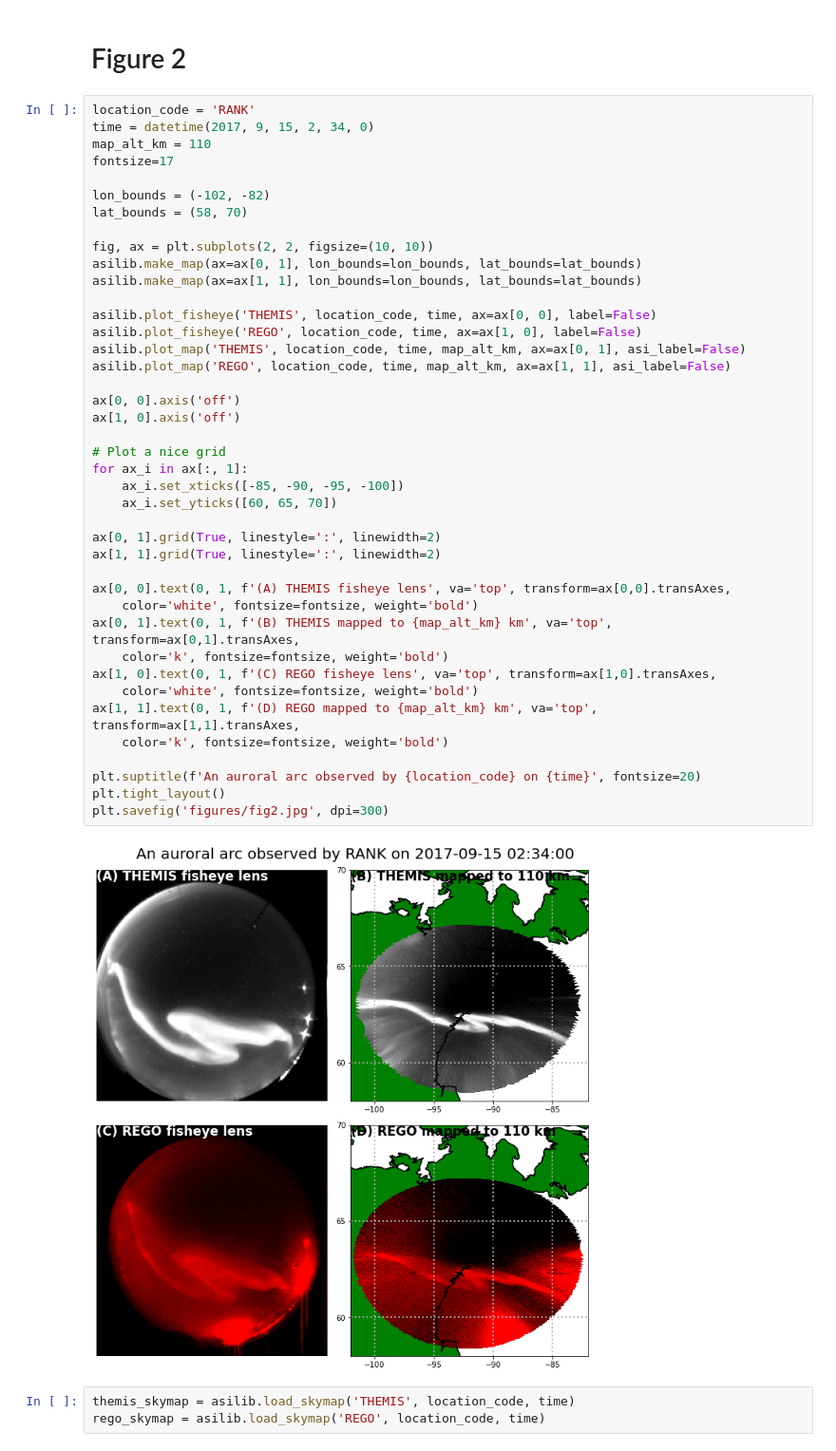
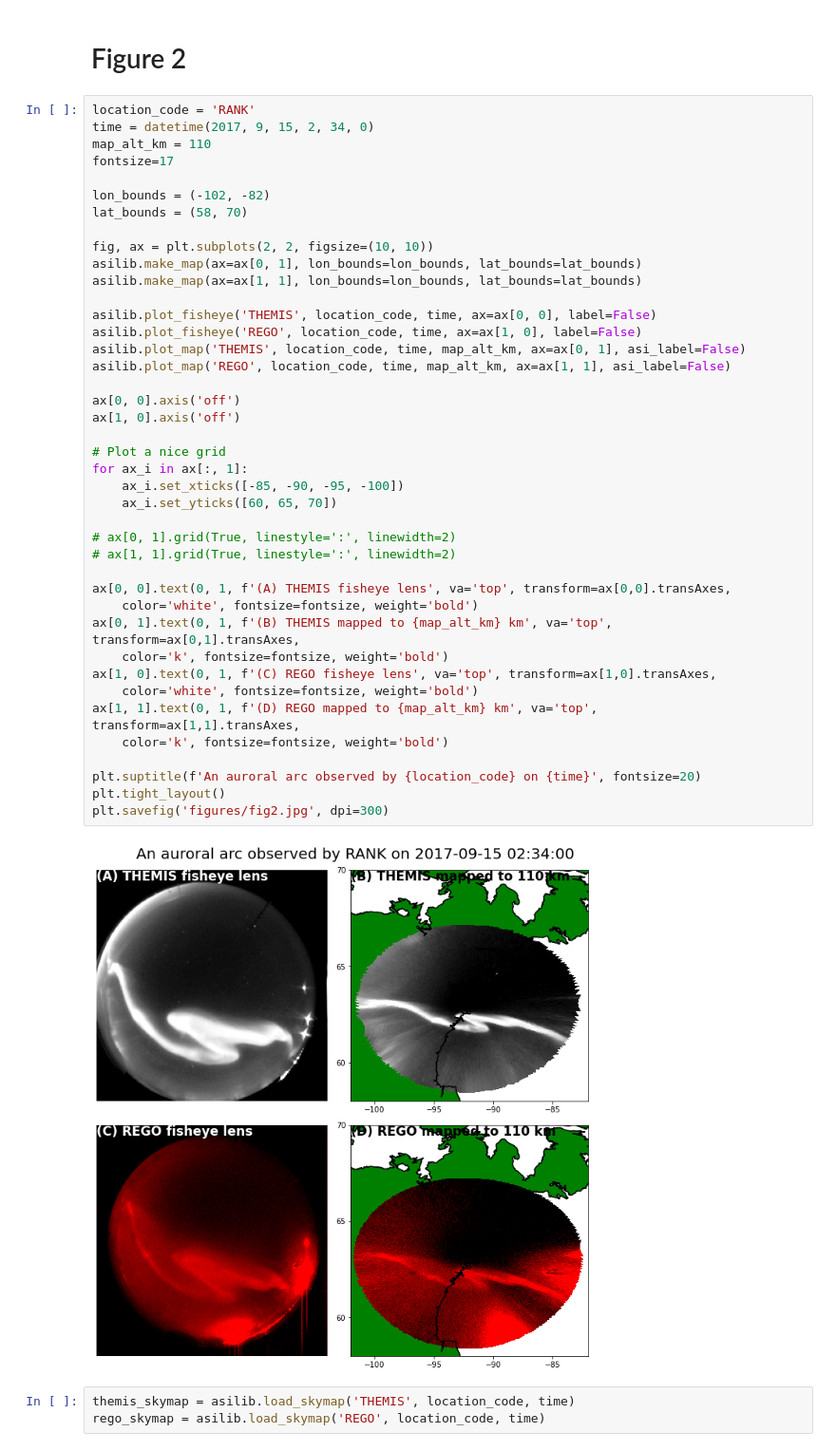
Before and after one commit to mshumko/asilib, a Jupyter notebook: paper/shumko_asilib_figures.ipynb, the cells around one changed output. Shown at 95% size. Cells and saved outputs as stored; diff of their text form.

```diff
--- a/paper/shumko_asilib_figures.ipynb
+++ b/paper/shumko_asilib_figures.ipynb
@@ -40,36 +40,36 @@ fig, ax = plt.subplots(2, 2, figsize=(10, 10))
 asilib.make_map(ax=ax[0, 1], lon_bounds=lon_bounds, lat_bounds=lat_bounds)
 asilib.make_map(ax=ax[1, 1], lon_bounds=lon_bounds, lat_bounds=lat_bounds)
 
 asilib.plot_fisheye('THEMIS', location_code, time, ax=ax[0, 0], label=False)
 asilib.plot_fisheye('REGO', location_code, time, ax=ax[1, 0], label=False)
 asilib.plot_map('THEMIS', location_code, time, map_alt_km, ax=ax[0, 1], asi_label=False)
 asilib.plot_map('REGO', location_code, time, map_alt_km, ax=ax[1, 1], asi_label=False)
 
 ax[0, 0].axis('off')
 ax[1, 0].axis('off')
 
 # Plot a nice grid
 for ax_i in ax[:, 1]:
     ax_i.set_xticks([-85, -90, -95, -100])
     ax_i.set_yticks([60, 65, 70])
 
-ax[0, 1].grid(True, linestyle=':', linewidth=2)
-ax[1, 1].grid(True, linestyle=':', linewidth=2)
+# ax[0, 1].grid(True, linestyle=':', linewidth=2)
+# ax[1, 1].grid(True, linestyle=':', linewidth=2)
 
 ax[0, 0].text(0, 1, f'(A) THEMIS fisheye lens', va='top', transform=ax[0,0].transAxes,
     color='white', fontsize=fontsize, weight='bold')
 ax[0, 1].text(0, 1, f'(B) THEMIS mapped to {map_alt_km} km', va='top', transform=ax[0,1].transAxes,
     color='k', fontsize=fontsize, weight='bold')
 ax[1, 0].text(0, 1, f'(C) REGO fisheye lens', va='top', transform=ax[1,0].transAxes,
     color='white', fontsize=fontsize, weight='bold')
 ax[1, 1].text(0, 1, f'(D) REGO mapped to {map_alt_km} km', va='top', transform=ax[1,1].transAxes,
     color='k', fontsize=fontsize, weight='bold')
 
 plt.suptitle(f'An auroral arc observed by {location_code} on {time}', fontsize=20)
 plt.tight_layout()
 plt.savefig('figures/fig2.jpg', dpi=300)
 # %% [output]
-[figure, old version]
+[figure, new version]
 # %%
 themis_skymap = asilib.load_skymap('THEMIS', location_code, time)
 rego_skymap = asilib.load_skymap('REGO', location_code, time)
```
Also changed, not shown: parts of 4 cells of this notebook, 2 other files.
